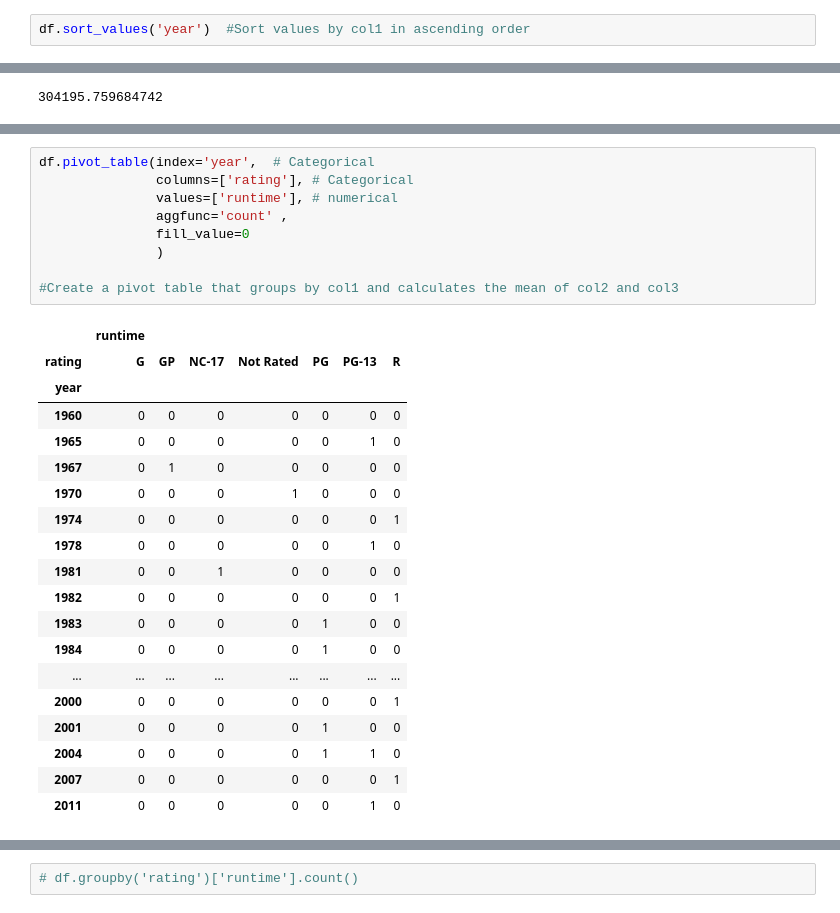
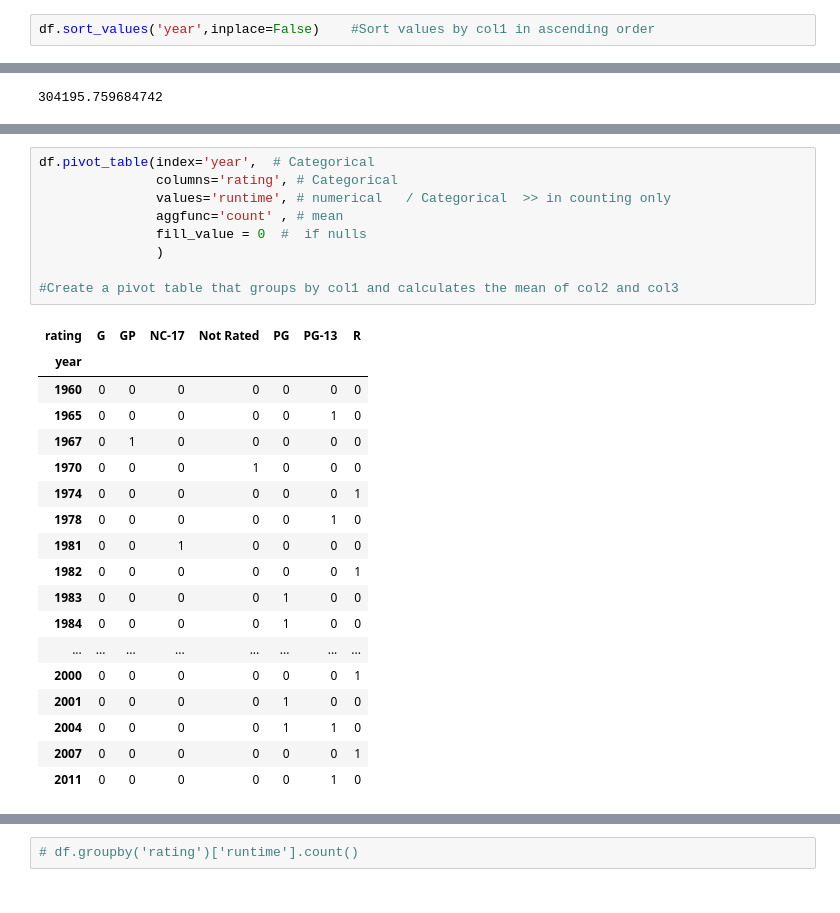
Before and after one commit to Mahmoud-Khorshed-DS-AI/AI-DS-Online-Diploma-Summer-Semester-2024, a Jupyter notebook: Session 11/Pandas_lab11.ipynb, the cells around one changed output, grey strips where cells are left out. Cells and saved outputs as stored; diff of their text form.

```diff
--- a/Session 11/Pandas_lab11.ipynb
+++ b/Session 11/Pandas_lab11.ipynb
@@ -145,7 +162,7 @@ task
 
 get movies  that runtime <90 or rating = R
 # %%
-df.sort_values('year')	#Sort values by col1 in ascending order
+df.sort_values('year',inplace=False)	#Sort values by col1 in ascending order
 # %% [output]
 |  | title | rating | year | runtime |
 | 25 | Psycho | R | 1960 | NaN |
@@ -366,14 +374,13 @@ eccomrce[(eccomrce['Quantity']>5) & (eccomrce['Marital_Status']=='Divorced')] ['
 # %%
 df.pivot_table(index='year',  # Categorical
-               columns=['rating'], # Categorical
-               values=['runtime'], # numerical
-               aggfunc='count' ,
-               fill_value=0
+               columns='rating', # Categorical
+               values='runtime', # numerical   / Categorical  >> in counting only
+               aggfunc='count' , # mean
+               fill_value = 0  #  if nulls
                )
 
 #Create a pivot table that groups by col1 and calculates the mean of col2 and col3
 # %% [output]
-|  | runtime |  |  |  |  |  |  |
 | rating | G | GP | NC-17 | Not Rated | PG | PG-13 | R |
 | year |  |  |  |  |  |  |  |
 | 1960 | 0 | 0 | 0 | 0 | 0 | 0 | 0 |
```
Also changed, not shown: parts of 17 cells of this notebook.
